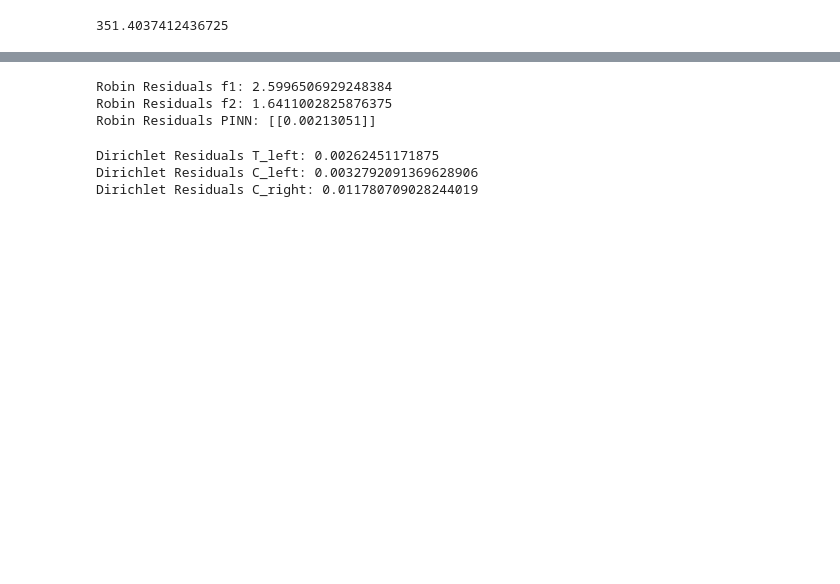
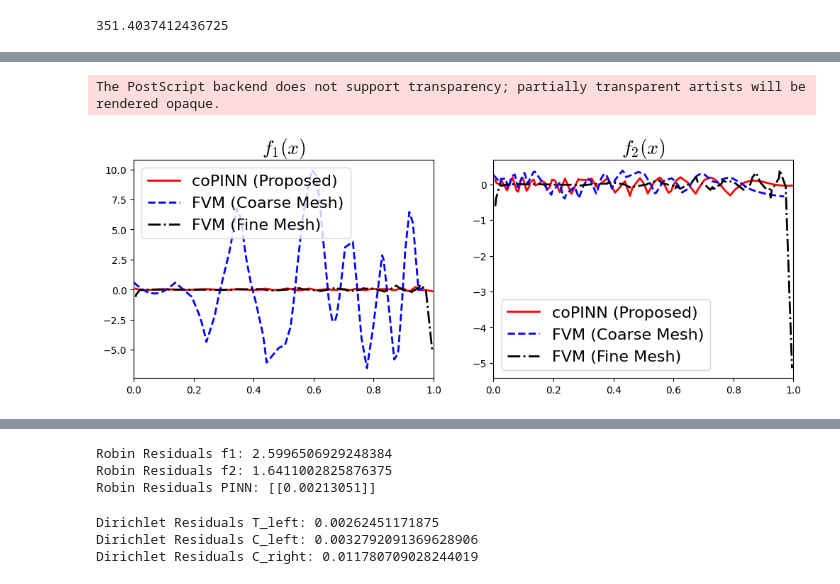
Before and after one commit to raghavg97/PINN_AFSD, a Jupyter notebook: Code_Final_Sept2024/FVM_PINN_1D/FVM_Jan2025/FVM_coPINN_1D_Robin_Nonlinear.ipynb, the cells around one changed output, grey strips where cells are left out. Saved outputs shown, nothing was run; the diff lists cells and outputs as text; code cells hidden in the pictures; blank space fills up the shorter version.

```diff
--- a/Code_Final_Sept2024/FVM_PINN_1D/FVM_Jan2025/FVM_coPINN_1D_Robin_Nonlinear.ipynb
+++ b/Code_Final_Sept2024/FVM_PINN_1D/FVM_Jan2025/FVM_coPINN_1D_Robin_Nonlinear.ipynb
@@ -268,3 +342,38 @@ PINN_f1: 0.0482
 FVM_f1: 0.5293
 PINN_f2: 0.1404
 FVM_f2: 0.0707
+# %%
+fig, ax = plt.subplots(1,2)
+
+fig.set_size_inches(12,4)
+
+lw = 2
+ax[0].plot(x_test2,f1_PINN,'r-',label = 'coPINN (Proposed)',linewidth = lw)
+ax[0].plot(x_test1,f1_fvm1,'b--',label = 'FVM (Coarse Mesh)',linewidth = lw)
+ax[0].plot(x_test2,f1_fvm2,'k-.',label = 'FVM (Fine Mesh)',linewidth = lw)
+ax[0].set_title('$f_1(x)$', math_fontfamily = 'cm',fontsize = 20)
+ax[0].legend(fontsize = 16)
+ax[0].set_xlim([0,1])
+# ax[0].set_ylim([300,360])
+# ax[0].plot(x_2000,T_FVM_3,'g')
+
+ax[1].plot(x_test2,f2_PINN,'r-',label = 'coPINN (Proposed)',linewidth = lw)
+ax[1].plot(x_test1,f2_fvm1,'b--',label = 'FVM (Coarse Mesh)',linewidth = lw)
+ax[1].plot(x_test2,f1_fvm2,'k-.',label = 'FVM (Fine Mesh)',linewidth = lw)
+ax[1].set_title('$f_2(x)$', math_fontfamily = 'cm', fontsize = 20)
+ax[1].legend(fontsize = 16)
+ax[1].set_xlim([0,1])
+# ax[1].set_ylim([0,5])
+# fig.tight_layout()
+
+save_name = 'Residuals_1D'
+formats = ['svg','png','eps','pdf']
+folder_base = './Plots/'
+folders = ['svg/','png/','eps/','pdf/']
+
+for format in formats:
+    fig.savefig(folder_base + format + '/' + save_name+'.'+format,
+                format = format,bbox_inches = 'tight',transparent=True)
+# %% [output]
+The PostScript backend does not support transparency; partially transparent artists will be rendered opaque.
+[figure, added]
```
Also changed, not shown: parts of 12 cells of this notebook, 19 other files.
